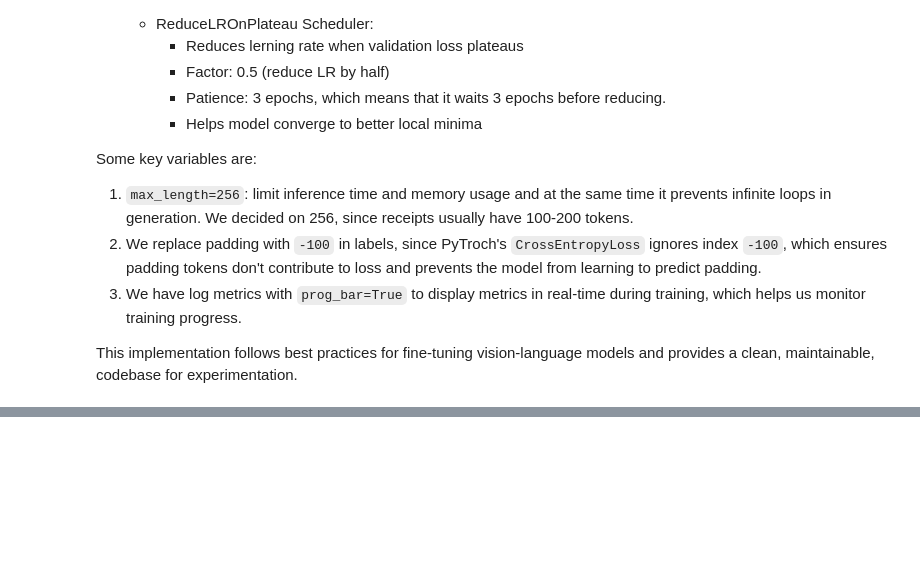
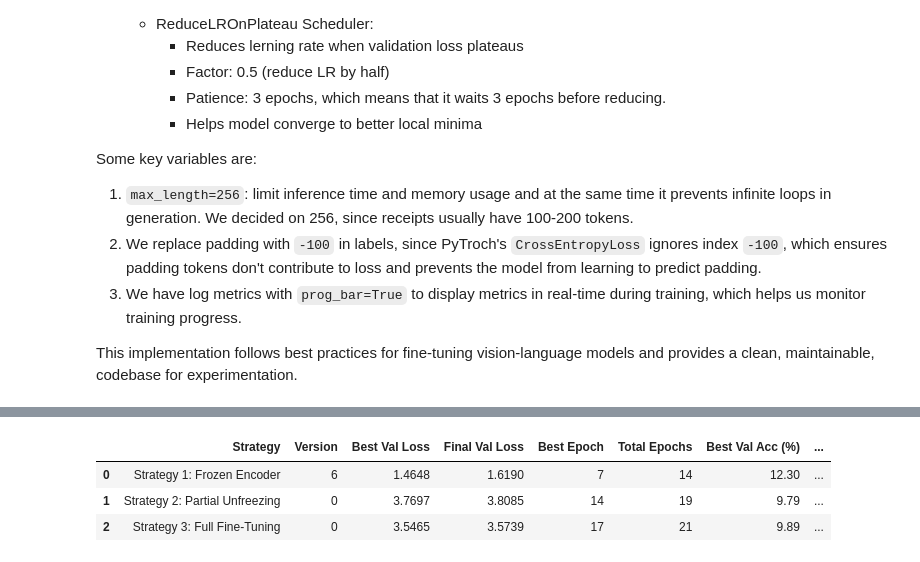
Before and after one commit to GabrielEdid/Reto_BloqueIA, a Jupyter notebook: TrOCR_Training.ipynb, the cells around one changed output, grey strips where cells are left out. Drawn from its saved outputs; the diff is of its cells as text; code cells hidden in the pictures; blank space fills up the shorter version.

```diff
--- a/TrOCR_Training.ipynb
+++ b/TrOCR_Training.ipynb
@@ -2367,0 +1182,78 @@ print(f"{'═'*100}")
+# %%
+# Find the best version of each strategy and create a comparative table
+best_versions = {}
+
+for strategy_key, strategy_data in all_metrics.items():
+    best_val_loss = float('inf')
+    best_version_num = None
+    best_df = None
+
+    for version_num, df in strategy_data['versions'].items():
+        if 'val_loss' in df.columns:
+            val_losses = df.dropna(subset=['val_loss'])
+            if len(val_losses) > 0:
+                min_loss = val_losses['val_loss'].min()
+                if min_loss < best_val_loss:
+                    best_val_loss = min_loss
+                    best_version_num = version_num
+                    best_df = df
+
+    if best_df is not None:
+        best_versions[strategy_key] = {
+            'name': strategy_data['name'],
+            'version': best_version_num,
+            'df': best_df,
+            'best_val_loss': best_val_loss
+        }
+
+# Only text extraction strategies
+text_strategies = {
+    k: v for k, v in all_metrics.items()
+    if k in ['strategy_frozen', 'strategy_partial', 'strategy_full']
+}
+
+# Comparative table for best versions
+text_best_data = []
+for strategy_key in ['strategy_frozen', 'strategy_partial', 'strategy_full']:
+    if strategy_key in best_versions:
+        data = best_versions[strategy_key]
+        df = data['df']
+        val_losses = df.dropna(subset=['val_loss'])
+
+        row_data = {
+            'Strategy': data['name'],
+            'Version': data['version'],
+            'Best Val Loss': data['best_val_loss']
+        }
+
+        if len(val_losses) > 0:
+            row_data['Final Val Loss'] = val_losses['val_loss'].iloc[-1]
+            row_data['Best Epoch'] = int(val_losses.loc[val_losses['val_loss'].idxmin(), 'epoch'])
+            row_data['Total Epochs'] = int(df['epoch'].max() + 1)
+
+        if 'val_acc' in df.columns:
+            val_accs = df.dropna(subset=['val_acc'])
+            if len(val_accs) > 0:
+                row_data['Best Val Acc (%)'] = val_accs['val_acc'].max() * 100
+                row_data['Final Val Acc (%)'] = val_accs['val_acc'].iloc[-1] * 100
+
+        text_best_data.append(row_data)
+
+if text_best_data:
+    text_best_df = pd.DataFrame(text_best_data)
+    display(
+        text_best_df.style
+        .background_gradient(subset=['Best Val Loss'], cmap='RdYlGn_r')
+        .background_gradient(subset=['Best Val Acc (%)'], cmap='RdYlGn')
+        .format({
+            'Best Val Loss': '{:.4f}',
+            'Final Val Loss': '{:.4f}',
+            'Best Val Acc (%)': '{:.2f}',
+            'Final Val Acc (%)': '{:.2f}'
+        })
+    )
+# %% [output]
+|  | Strategy | Version | Best Val Loss | Final Val Loss | Best Epoch | Total Epochs | Best Val Acc (%) | ... |
+| 0 | Strategy 1: Frozen Encoder | 6 | 1.4648 | 1.6190 | 7 | 14 | 12.30 | ... |
+| 1 | Strategy 2: Partial Unfreezing | 0 | 3.7697 | 3.8085 | 14 | 19 | 9.79 | ... |
+| 2 | Strategy 3: Full Fine-Tuning | 0 | 3.5465 | 3.5739 | 17 | 21 | 9.89 | ... |
```
Also changed, not shown: parts of 64 cells of this notebook, 3 other files.
